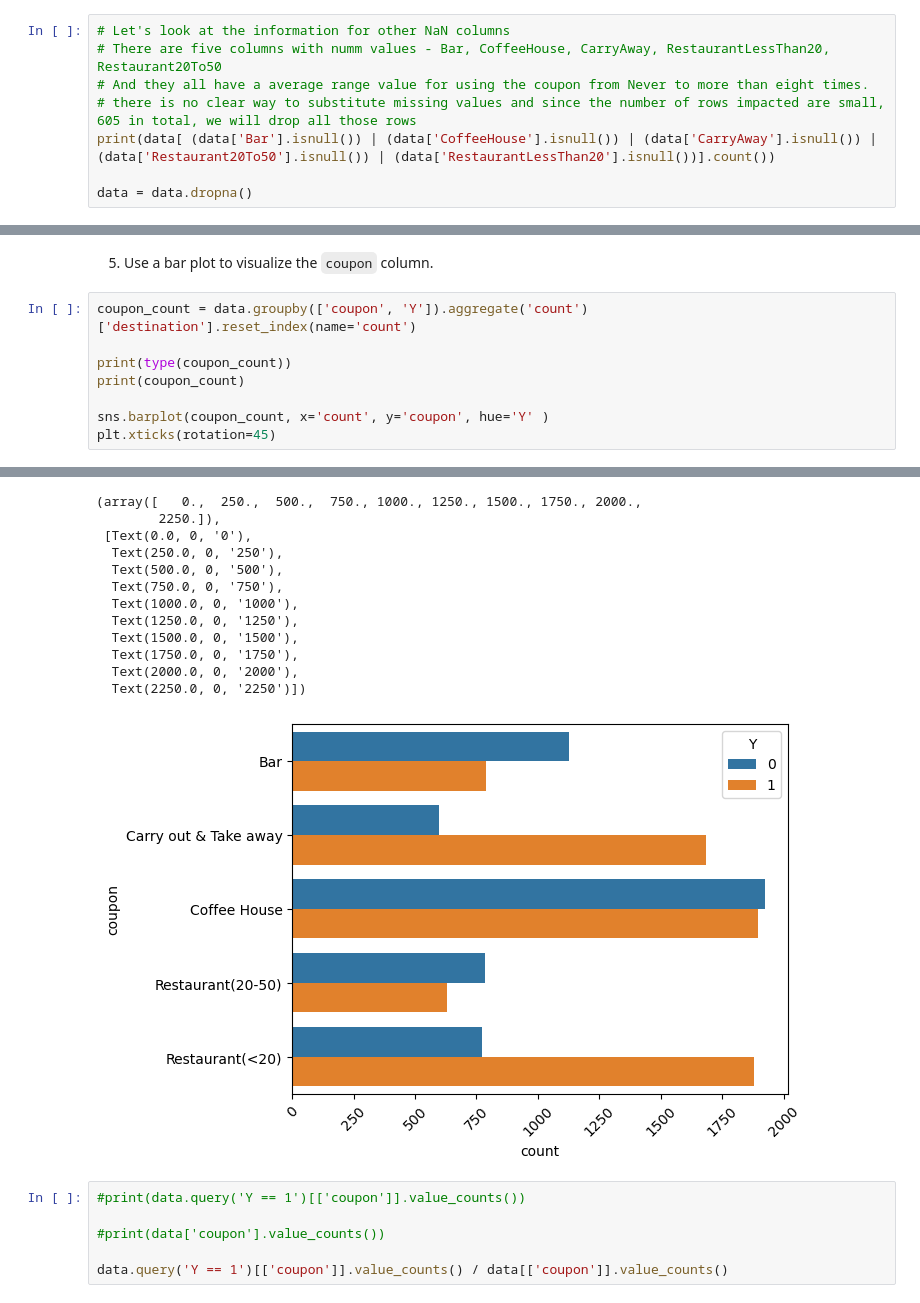
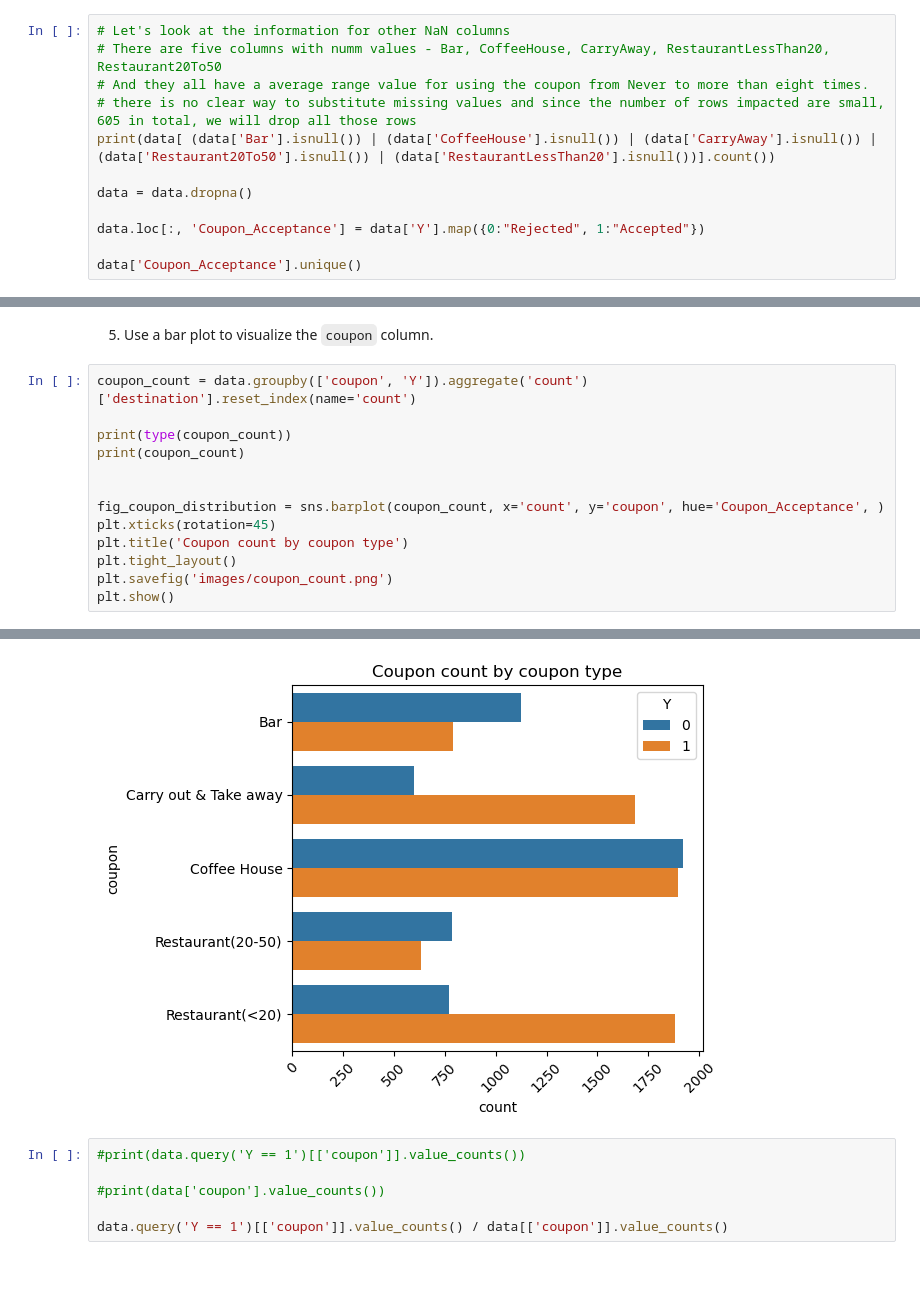
Before and after one commit to pbtrivedi/coupon_analysis, a Jupyter notebook: src/prompt.ipynb, the cells around one changed output, grey strips where cells are left out. Saved outputs shown, nothing was run; the diff lists cells and outputs as text; blank space fills up the shorter version.

Commit message:
Updated with first set of images

```diff
--- a/src/prompt.ipynb
+++ b/src/prompt.ipynb
@@ -117,4 +117,8 @@ Index(['destination', 'passanger', 'weather', 'temperature', 'time', 'coupon',
 print(data[ (data['Bar'].isnull()) | (data['CoffeeHouse'].isnull()) | (data['CarryAway'].isnull()) | (data['Restaurant20To50'].isnull()) | (data['RestaurantLessThan20'].isnull())].count())
 
 data = data.dropna()
+
+data.loc[:, 'Coupon_Acceptance'] = data['Y'].map({0:"Rejected", 1:"Accepted"})
+
+data['Coupon_Acceptance'].unique()
 # %% [output]
@@ -197,37 +207,30 @@ print(type(coupon_acceptance), coupon_acceptance)
 # %%
 coupon_count = data.groupby(['coupon', 'Y']).aggregate('count')['destination'].reset_index(name='count')
 
 print(type(coupon_count))
 print(coupon_count)
 
-sns.barplot(coupon_count, x='count', y='coupon', hue='Y' )
+
+fig_coupon_distribution = sns.barplot(coupon_count, x='count', y='coupon', hue='Coupon_Acceptance', )
 plt.xticks(rotation=45)
+plt.title('Coupon count by coupon type')
+plt.tight_layout()
+plt.savefig('images/coupon_count.png')
+plt.show()
 # %% [output]
 <class 'pandas.core.frame.DataFrame'>
                   coupon  Y  count
 0                    Bar  0   1125
 1                    Bar  1    788
 2  Carry out & Take away  0    598
 3  Carry out & Take away  1   1682
 4           Coffee House  0   1922
 5           Coffee House  1   1894
 6      Restaurant(20-50)  0    785
 7      Restaurant(20-50)  1    632
 8        Restaurant(<20)  0    772
 9        Restaurant(<20)  1   1881
-(array([   0.,  250.,  500.,  750., 1000., 1250., 1500., 1750., 2000.,
-        2250.]),
- [Text(0.0, 0, '0'),
-  Text(250.0, 0, '250'),
-  Text(500.0, 0, '500'),
-  Text(750.0, 0, '750'),
-  Text(1000.0, 0, '1000'),
-  Text(1250.0, 0, '1250'),
-  Text(1500.0, 0, '1500'),
-  Text(1750.0, 0, '1750'),
-  Text(2000.0, 0, '2000'),
-  Text(2250.0, 0, '2250')])
-[figure, old version]
+[figure, new version]
 # %%
 #print(data.query('Y == 1')[['coupon']].value_counts())
 
```
Also changed, not shown: parts of 6 cells of this notebook, 3 other files.
